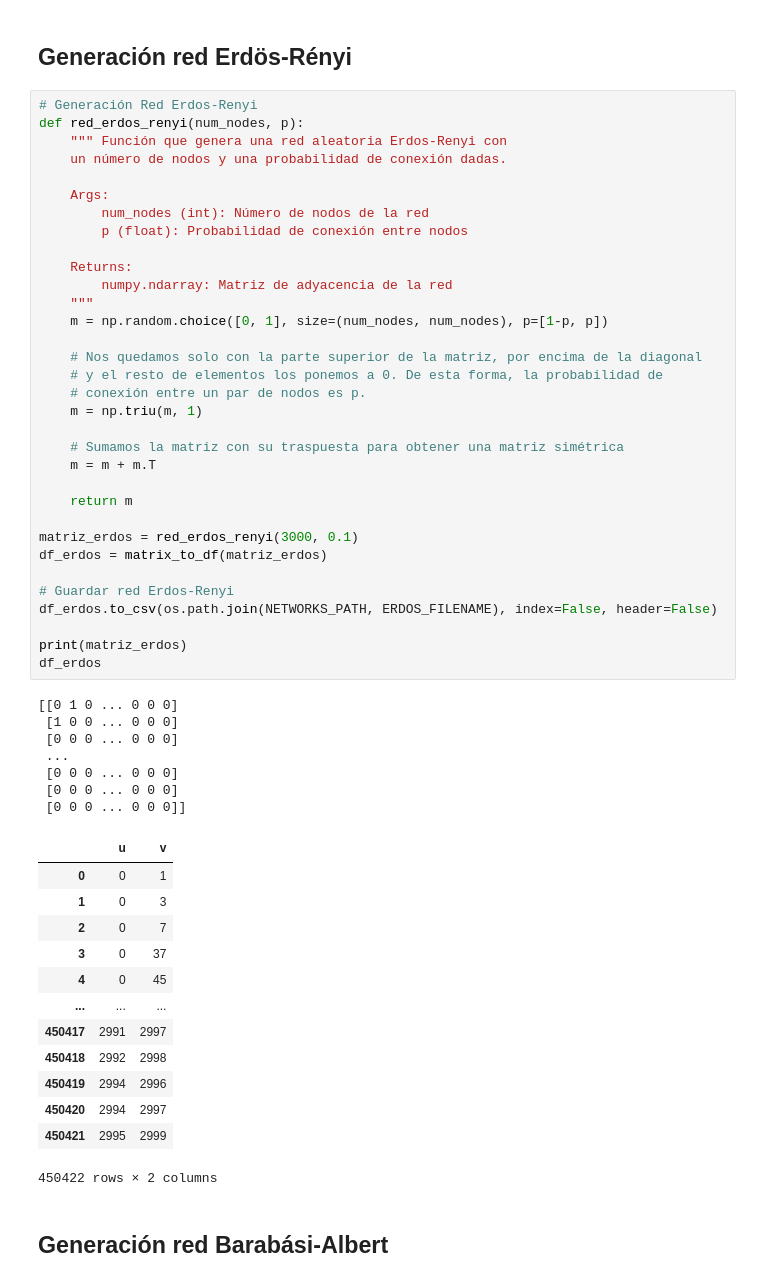
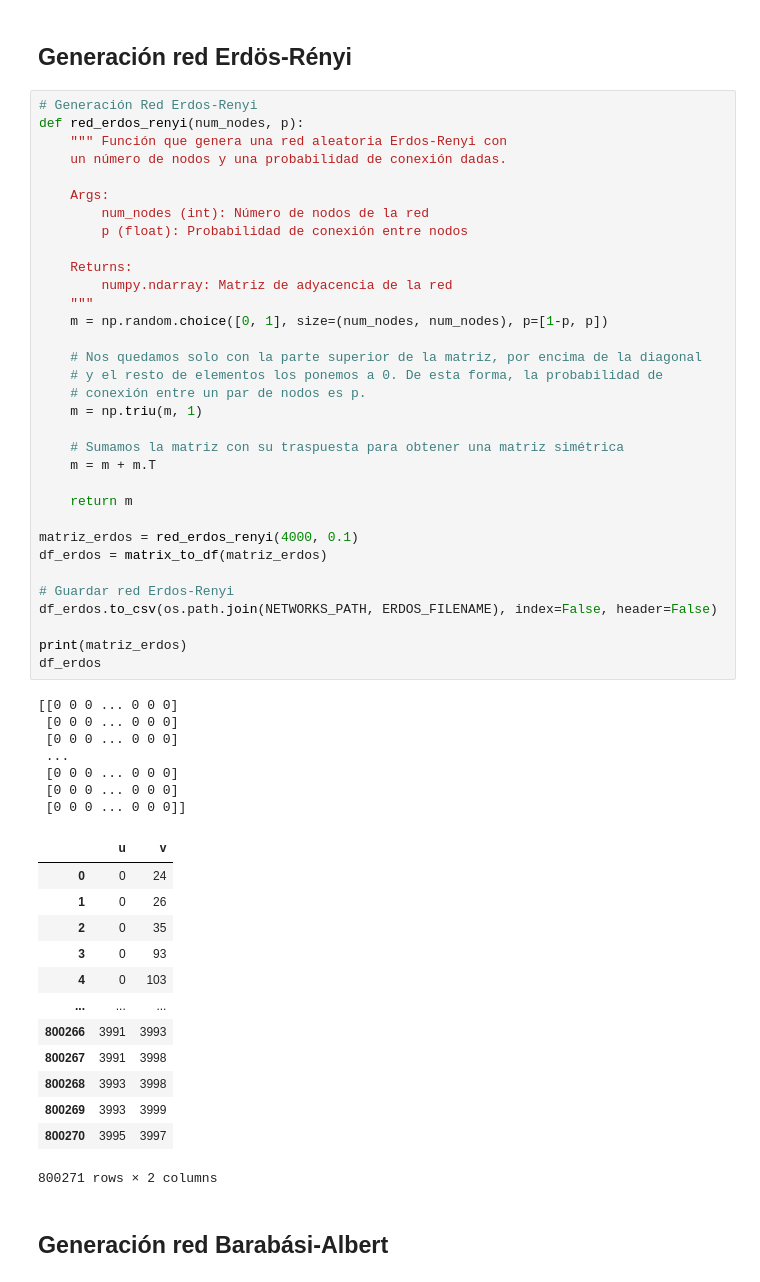
Before and after one commit to anamarsabi/bminf, a Jupyter notebook: practica-3/P3-SNA.ipynb, the cells around one changed output. Cells and saved outputs as stored; diff of their text form.

```diff
--- a/practica-3/P3-SNA.ipynb
+++ b/practica-3/P3-SNA.ipynb
@@ -151,48 +151,48 @@ def red_erdos_renyi(num_nodes, p):
 
     Returns:
         numpy.ndarray: Matriz de adyacencia de la red
     """
     m = np.random.choice([0, 1], size=(num_nodes, num_nodes), p=[1-p, p])
 
     # Nos quedamos solo con la parte superior de la matriz, por encima de la diagonal
     # y el resto de elementos los ponemos a 0. De esta forma, la probabilidad de
     # conexión entre un par de nodos es p.
     m = np.triu(m, 1)
 
     # Sumamos la matriz con su traspuesta para obtener una matriz simétrica
     m = m + m.T
 
     return m
 
-matriz_erdos = red_erdos_renyi(3000, 0.1)
+matriz_erdos = red_erdos_renyi(4000, 0.1)
 df_erdos = matrix_to_df(matriz_erdos)
 
 # Guardar red Erdos-Renyi
 df_erdos.to_csv(os.path.join(NETWORKS_PATH, ERDOS_FILENAME), index=False, header=False)
 
 print(matriz_erdos)
 df_erdos
 # %% [output]
-[[0 1 0 ... 0 0 0]
- [1 0 0 ... 0 0 0]
+[[0 0 0 ... 0 0 0]
+ [0 0 0 ... 0 0 0]
  [0 0 0 ... 0 0 0]
  ...
  [0 0 0 ... 0 0 0]
  [0 0 0 ... 0 0 0]
  [0 0 0 ... 0 0 0]]
 |  | u | v |
-| 0 | 0 | 1 |
-| 1 | 0 | 3 |
-| 2 | 0 | 7 |
-| 3 | 0 | 37 |
-| 4 | 0 | 45 |
+| 0 | 0 | 24 |
+| 1 | 0 | 26 |
+| 2 | 0 | 35 |
+| 3 | 0 | 93 |
+| 4 | 0 | 103 |
 | ... | ... | ... |
-| 450417 | 2991 | 2997 |
-| 450418 | 2992 | 2998 |
-| 450419 | 2994 | 2996 |
-| 450420 | 2994 | 2997 |
-| 450421 | 2995 | 2999 |
+| 800266 | 3991 | 3993 |
+| 800267 | 3991 | 3998 |
+| 800268 | 3993 | 3998 |
+| 800269 | 3993 | 3999 |
+| 800270 | 3995 | 3997 |
-450422 rows × 2 columns
+800271 rows × 2 columns
 # %% [markdown]
 ## Generación red Barabási-Albert
 # %%
```
Also changed, not shown: parts of 16 cells of this notebook.
